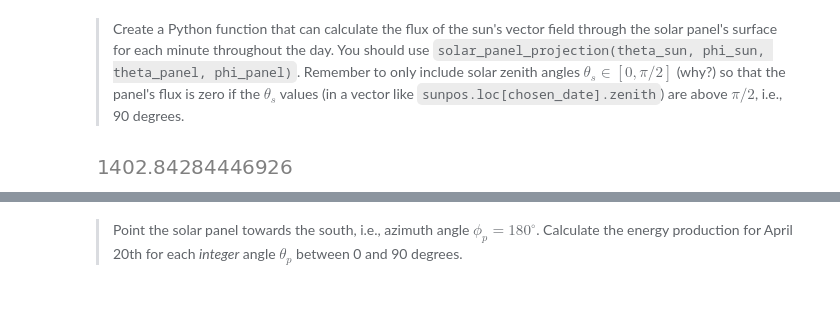
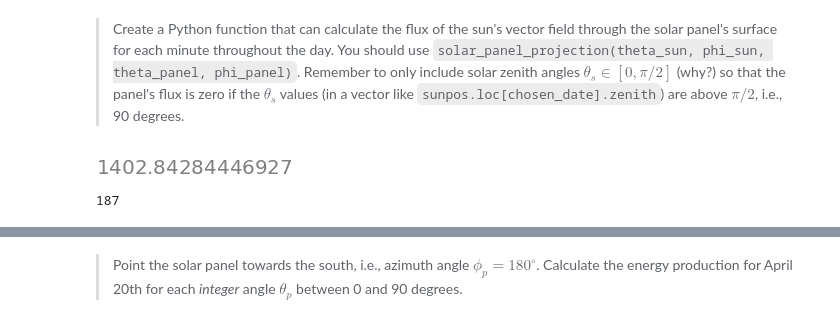
Before and after one commit to Romultra/Ultra-solar-panels, a Jupyter notebook: Questions.ipynb, the cells around one changed output, grey strips where cells are left out. Drawn from its saved outputs; the diff is of its cells as text; code cells hidden in the pictures.

Commit message:
Added this function flux_function_daily_prod and the main py code

```diff
--- a/Questions.ipynb
+++ b/Questions.ipynb
@@ -340,32 +340,36 @@ def flux_function(azimuth_panel, alpha_panel, A0, L, B, sunpos):
     cos_azimuth = np.cos(azimuth)
     sin_azitmuth = np.sin(azimuth)
     tan_alpha = np.tan(alpha)
 
     solar_flux_array = np.array([cos_azimuth, sin_azitmuth, tan_alpha])
 
     for i in range(len(alpha)):
         solar_flux = solar_flux_array[:, i]*1100 / np.linalg.norm(solar_flux_array[:, i])
         energy += max(0, np.dot(panel, solar_flux))*A0*L*B
 
     return energy
 
 
 timezone = "Europe/Copenhagen"
 start_date = "2024-01-01"
 end_date = "2024-12-31"
 delta_time = "H"  # "Min", "H",
 
 # Definition of Location object. Coordinates and elevation of Amager, Copenhagen (Denmark)
 site = Location(
     55.785469, 12.519103, timezone, 21, "DTU (DK)"
 )  # latitude, longitude, time_zone, altitude, name
 
 # Definition of a time range of simulation
 times = pd.date_range(
     start_date + " 00:00:00", end_date + " 23:59:00", freq=delta_time, tz=timezone
 )
 
 sunpos = site.get_solarposition(times)
-flux_function(180, 45, 0.5, 1, 1, sunpos)/1000
+result = flux_function(180, 45, 0.5, 1, 1, sunpos)
+display(result[0]/1000)
+#plt.plot(result[1])
+print(len(result[1]))
 # %% [output]
-[figure, old version]
+[figure, new version]
+187
```
Also changed, not shown: parts of 2 cells of this notebook, 1 other file.
